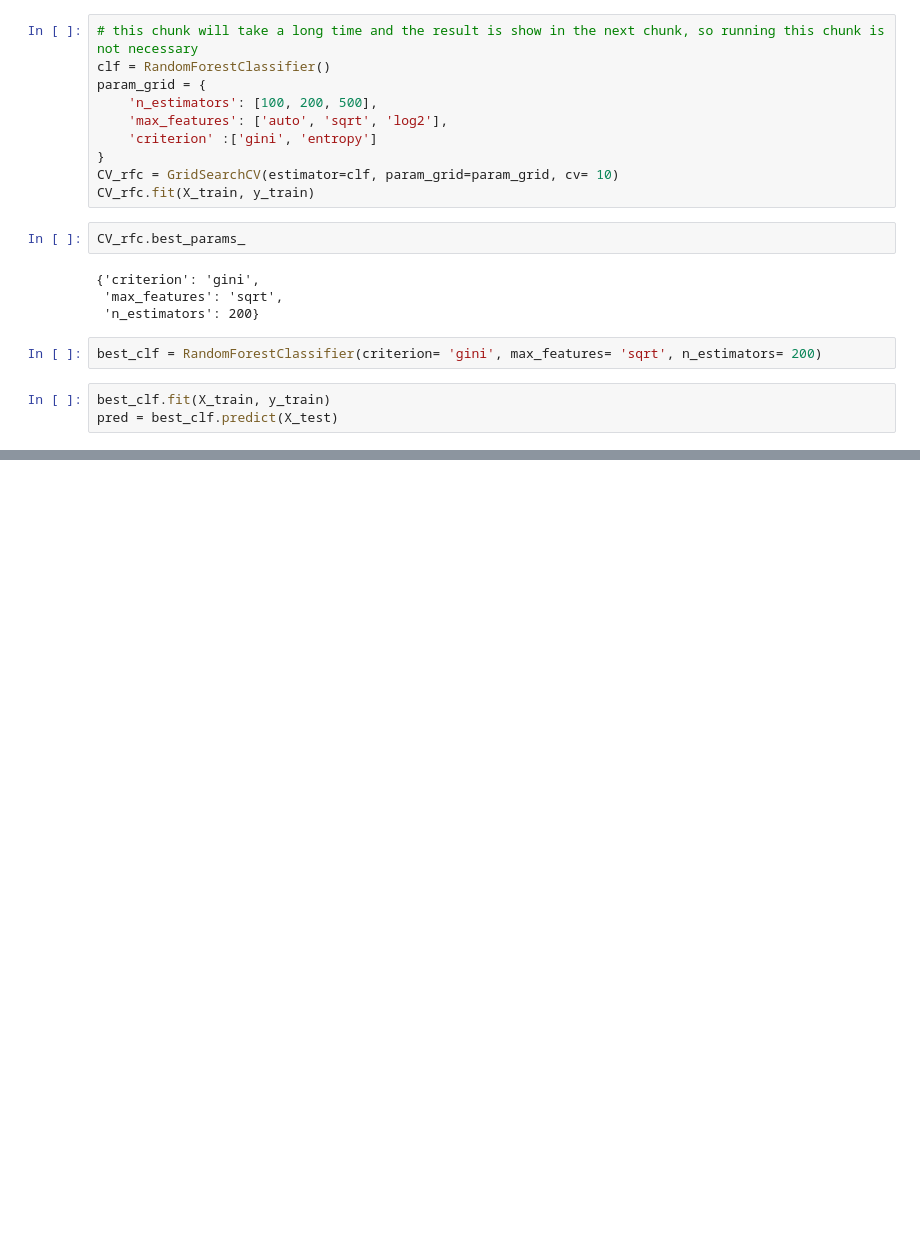
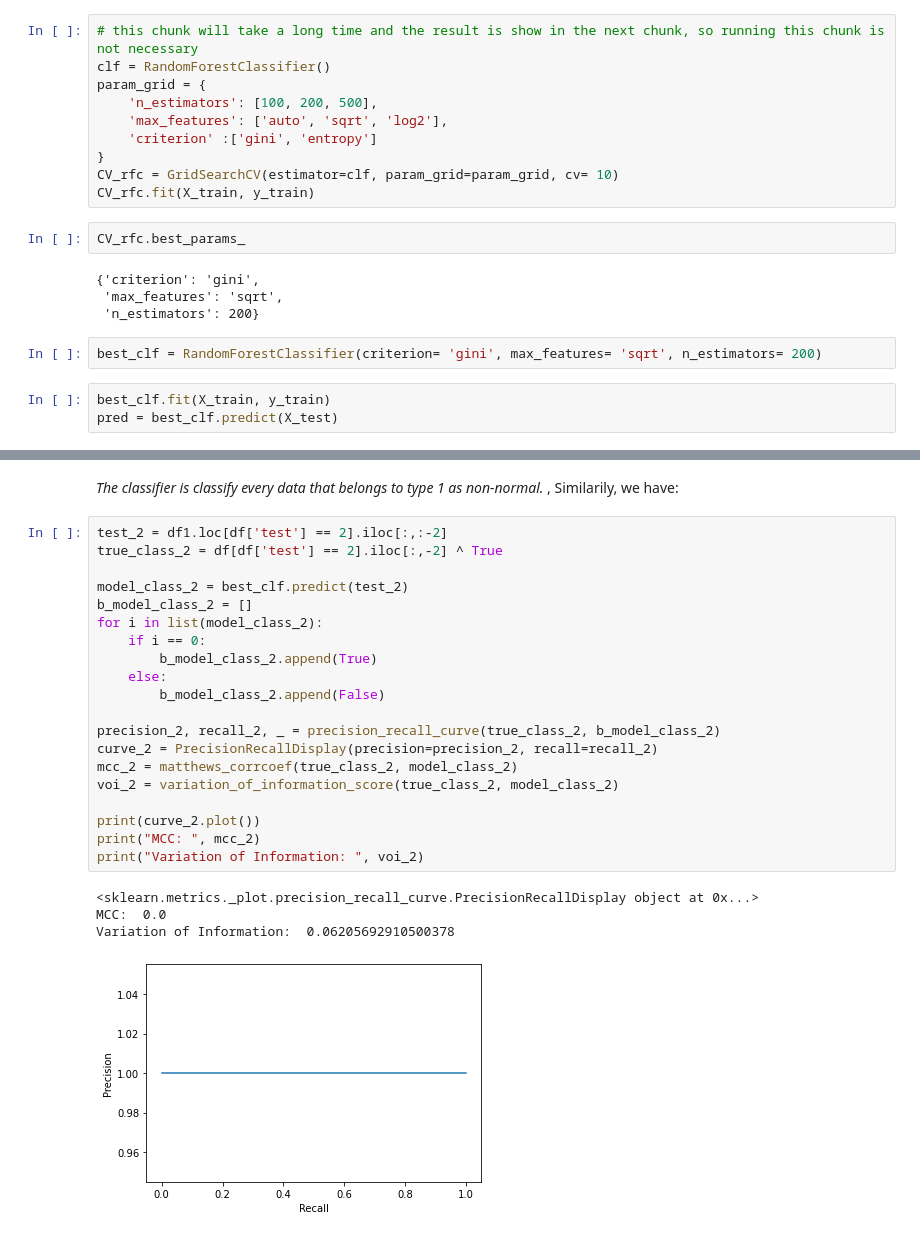
Before and after one commit to AdamEiffert/DST_Project1, a Jupyter notebook: report/07-Random Forest.ipynb, the cells around one changed output, grey strips where cells are left out. Drawn from its saved outputs; the diff is of its cells as text; blank space fills up the shorter version.

```diff
--- a/report/07-Random Forest.ipynb
+++ b/report/07-Random Forest.ipynb
@@ -350,0 +382,27 @@ Reference: \
+# %% [markdown]
+*The classifier is classify every data that belongs to type 1 as non-normal.* , Similarily, we have:
+# %%
+test_2 = df1.loc[df['test'] == 2].iloc[:,:-2]
+true_class_2 = df[df['test'] == 2].iloc[:,-2] ^ True
+
+model_class_2 = best_clf.predict(test_2)
+b_model_class_2 = []
+for i in list(model_class_2):
+    if i == 0:
+        b_model_class_2.append(True)
+    else:
+        b_model_class_2.append(False)
+
+precision_2, recall_2, _ = precision_recall_curve(true_class_2, b_model_class_2)
+curve_2 = PrecisionRecallDisplay(precision=precision_2, recall=recall_2)
+mcc_2 = matthews_corrcoef(true_class_2, model_class_2)
+voi_2 = variation_of_information_score(true_class_2, model_class_2)
+
+print(curve_2.plot())
+print("MCC: ", mcc_2)
+print("Variation of Information: ", voi_2)
+# %% [output]
+<sklearn.metrics._plot.precision_recall_curve.PrecisionRecallDisplay object at 0x...>
+MCC:  0.0
+Variation of Information:  0.06205692910500378
+[figure, added]
```
Also changed, not shown: parts of 52 cells of this notebook.
